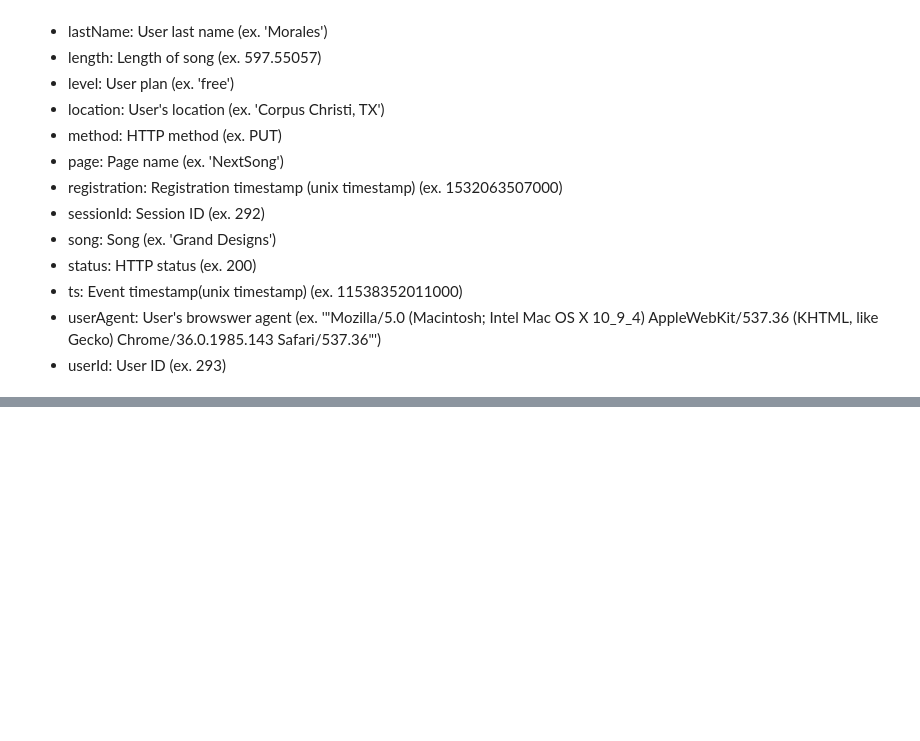
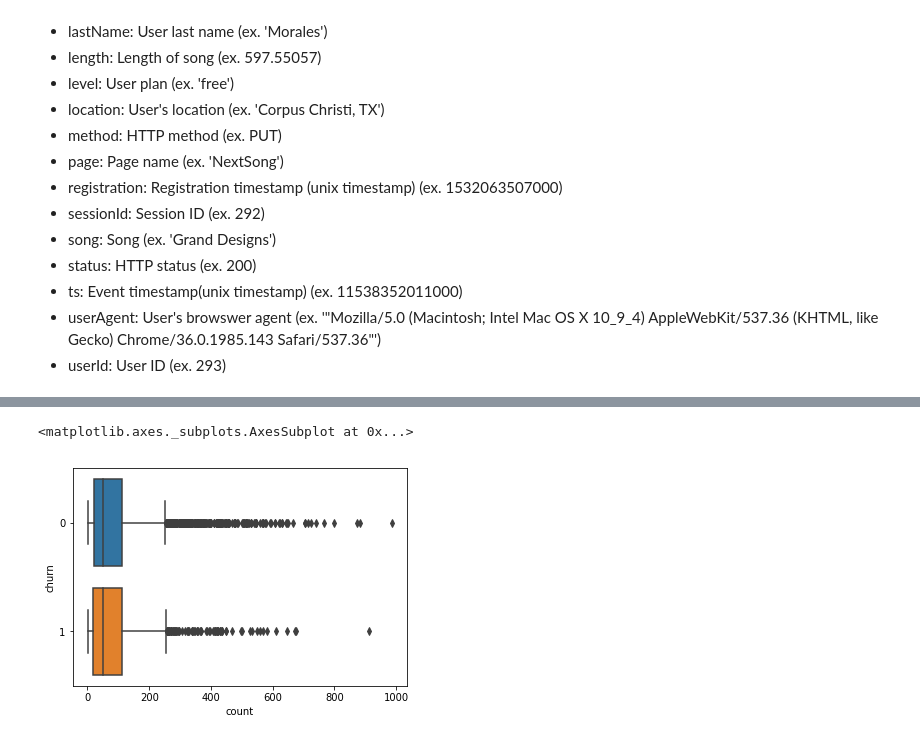
Before and after one commit to cyuancheng/Sparkify, a Jupyter notebook: Sparkify_test.ipynb, the cells around one changed output, grey strips where cells are left out. Cells and saved outputs as stored; diff of their text form; code cells hidden in the pictures; blank space fills up the shorter version.

```diff
--- a/Sparkify_test.ipynb
+++ b/Sparkify_test.ipynb
@@ -312,0 +388,6 @@ only showing top 10 rows
+# %%
+df_pd = df_clean.groupby("churn", "userId", "sessionId").count().toPandas()
+sns.boxplot(x='count', y='churn', orient="h", data=df_pd)
+# %% [output]
+<matplotlib.axes._subplots.AxesSubplot at 0x...>
+[figure, added]
```
Also changed, not shown: parts of 63 cells of this notebook.
